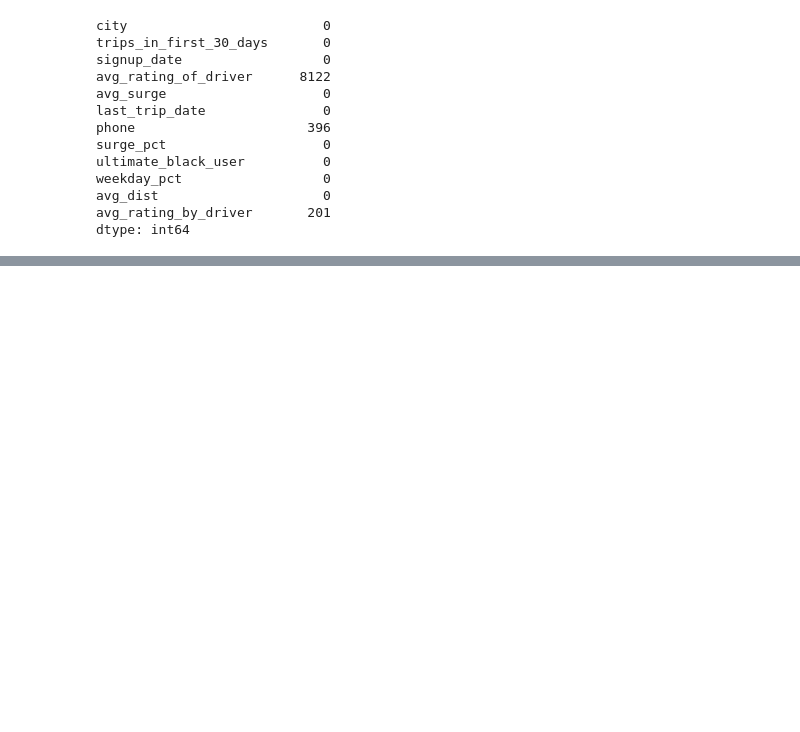
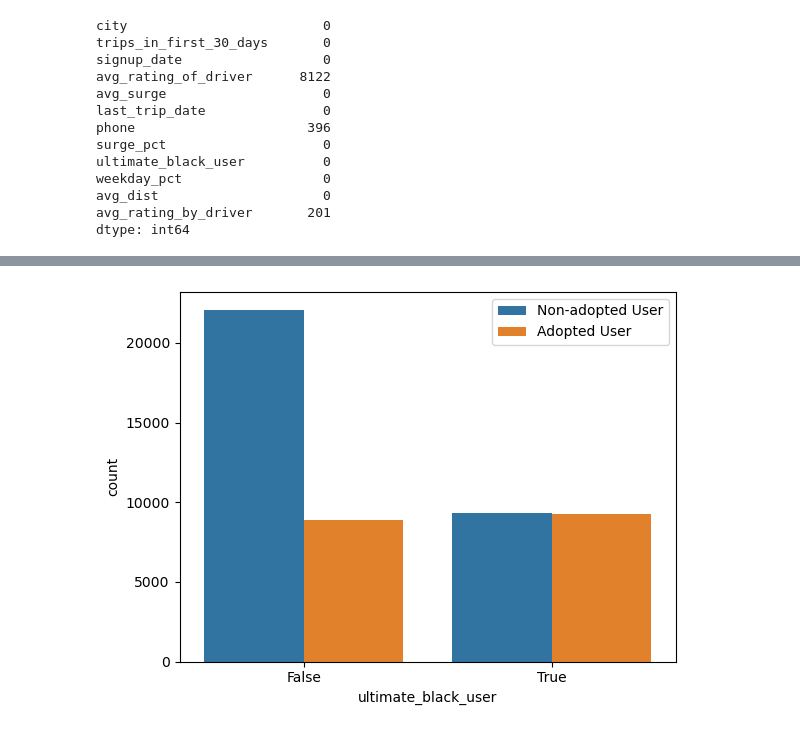
Before and after one commit to coldzonemt/ultimate_challenge, a Jupyter notebook: Ultimate Parts 2 and 3.ipynb, the cells around one changed output, grey strips where cells are left out. Cells and saved outputs as stored; diff of their text form; code cells hidden in the pictures; blank space fills up the shorter version.

```diff
--- a/Ultimate Parts 2 and 3.ipynb
+++ b/Ultimate Parts 2 and 3.ipynb
@@ -63,0 +202,5 @@ dtype: int64
+# %%
+sns.countplot(x="ultimate_black_user", hue="adopted_user", data=df)
+plt.legend(labels=["Non-adopted User", "Adopted User"], title="", loc="upper right");
+# %% [output]
+[figure, added]
```
Also changed, not shown: parts of 52 cells of this notebook.
